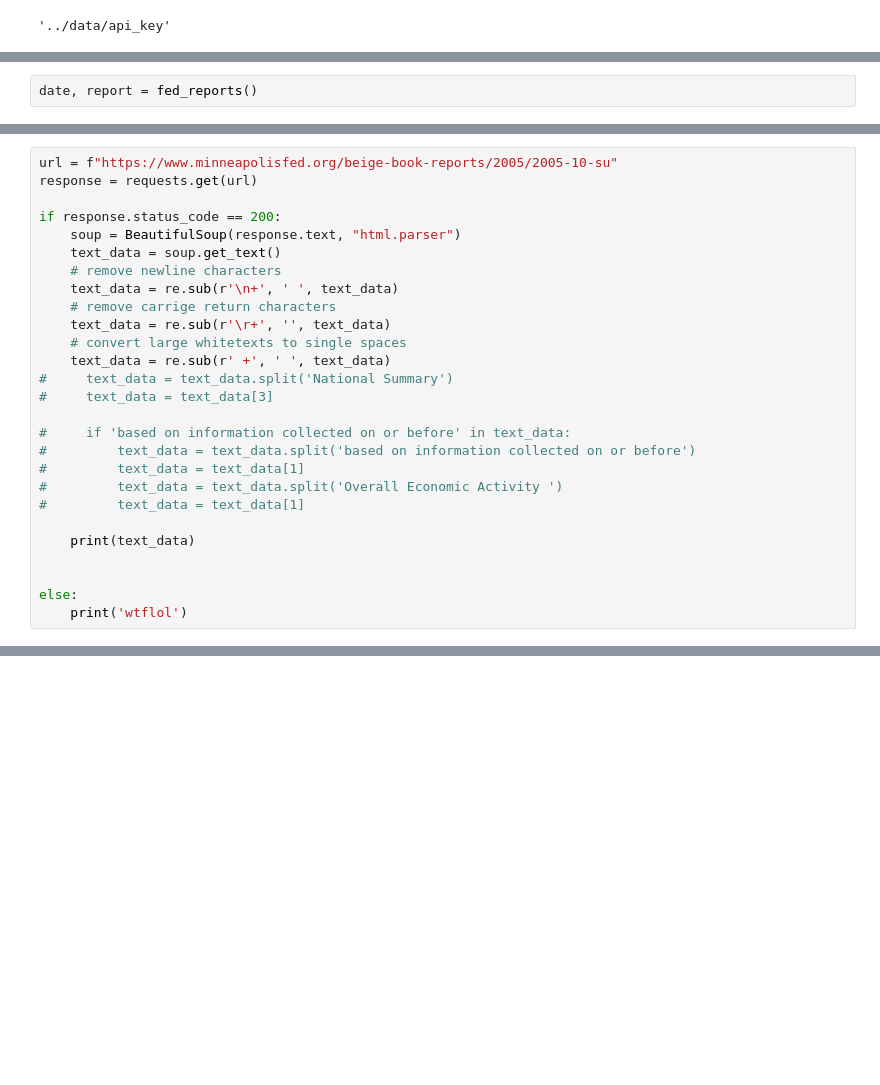
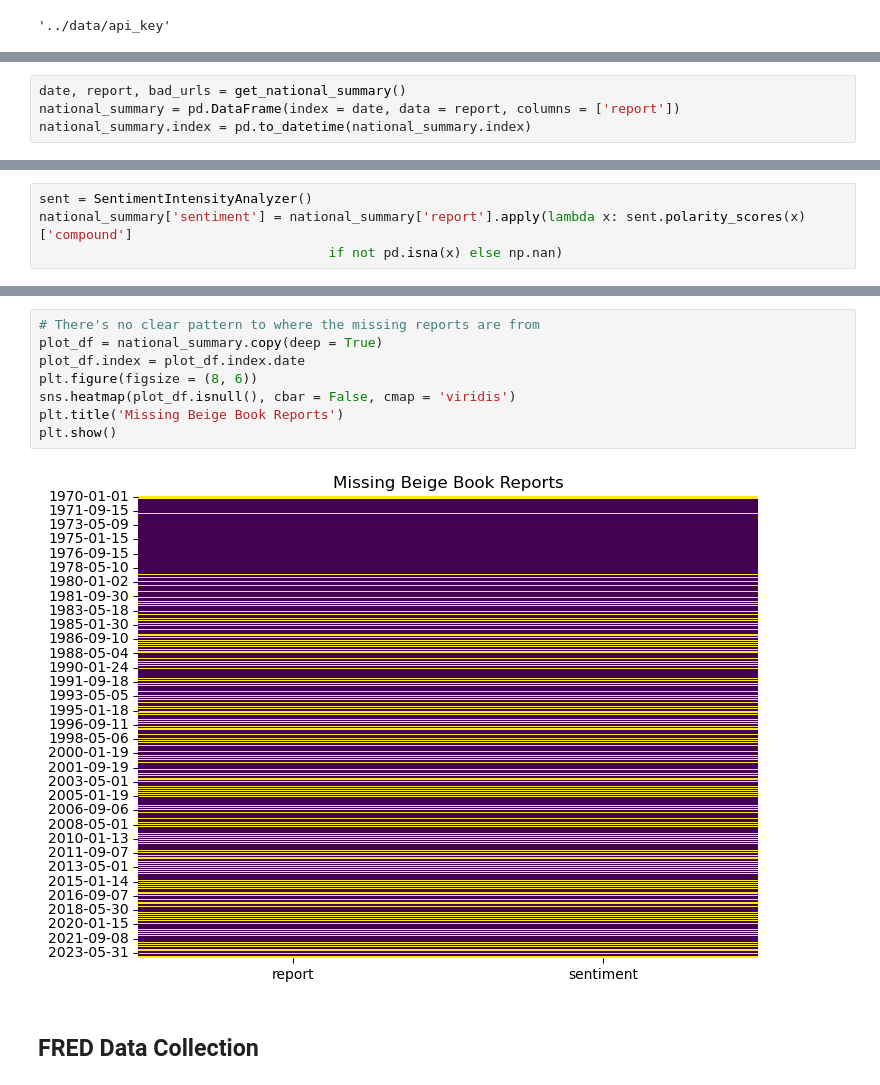
Before and after one commit to DanielGroneberg/Federal-Reserve-Interest-Rates-Forecast, a Jupyter notebook: code/01-Data-Collection.ipynb, the cells around one changed output, grey strips where cells are left out. Saved outputs shown, nothing was run; the diff lists cells and outputs as text; blank space fills up the shorter version.

```diff
--- a/code/01-Data-Collection.ipynb
+++ b/code/01-Data-Collection.ipynb
@@ -637,2 +93,0 @@ def fed_reports():
-# %%
-date, report = fed_reports()
@@ -904,27 +93,0 @@ else:
-# %%
-url = f"https://www.minneapolisfed.org/beige-book-reports/2005/2005-10-su"
-response = requests.get(url)
-
-if response.status_code == 200:
-    soup = BeautifulSoup(response.text, "html.parser")
-    text_data = soup.get_text()
-    # remove newline characters
-    text_data = re.sub(r'\n+', ' ', text_data)
-    # remove carrige return characters
-    text_data = re.sub(r'\r+', '', text_data)
-    # convert large whitetexts to single spaces
-    text_data = re.sub(r' +', ' ', text_data)
-#     text_data = text_data.split('National Summary')
-#     text_data = text_data[3]
-
-#     if 'based on information collected on or before' in text_data:
-#         text_data = text_data.split('based on information collected on or before')
-#         text_data = text_data[1]
-#         text_data = text_data.split('Overall Economic Activity ')
-#         text_data = text_data[1]
-
-    print(text_data)
-
-
-else:
-    print('wtflol')
@@ -930,0 +375,4 @@ else:
+# %%
+date, report, bad_urls = get_national_summary()
+national_summary = pd.DataFrame(index = date, data = report, columns = ['report'])
+national_summary.index = pd.to_datetime(national_summary.index)
@@ -930,0 +414,4 @@ else:
+# %%
+sent = SentimentIntensityAnalyzer()
+national_summary['sentiment'] = national_summary['report'].apply(lambda x: sent.polarity_scores(x)['compound']
+                                     if not pd.isna(x) else np.nan)
@@ -930,0 +440,12 @@ else:
+# %%
+# There's no clear pattern to where the missing reports are from
+plot_df = national_summary.copy(deep = True)
+plot_df.index = plot_df.index.date
+plt.figure(figsize = (8, 6))
+sns.heatmap(plot_df.isnull(), cbar = False, cmap = 'viridis')
+plt.title('Missing Beige Book Reports')
+plt.show()
+# %% [output]
+[figure, added]
+# %% [markdown]
+## FRED Data Collection
```
Also changed, not shown: parts of 173 cells of this notebook, 8 other files.
